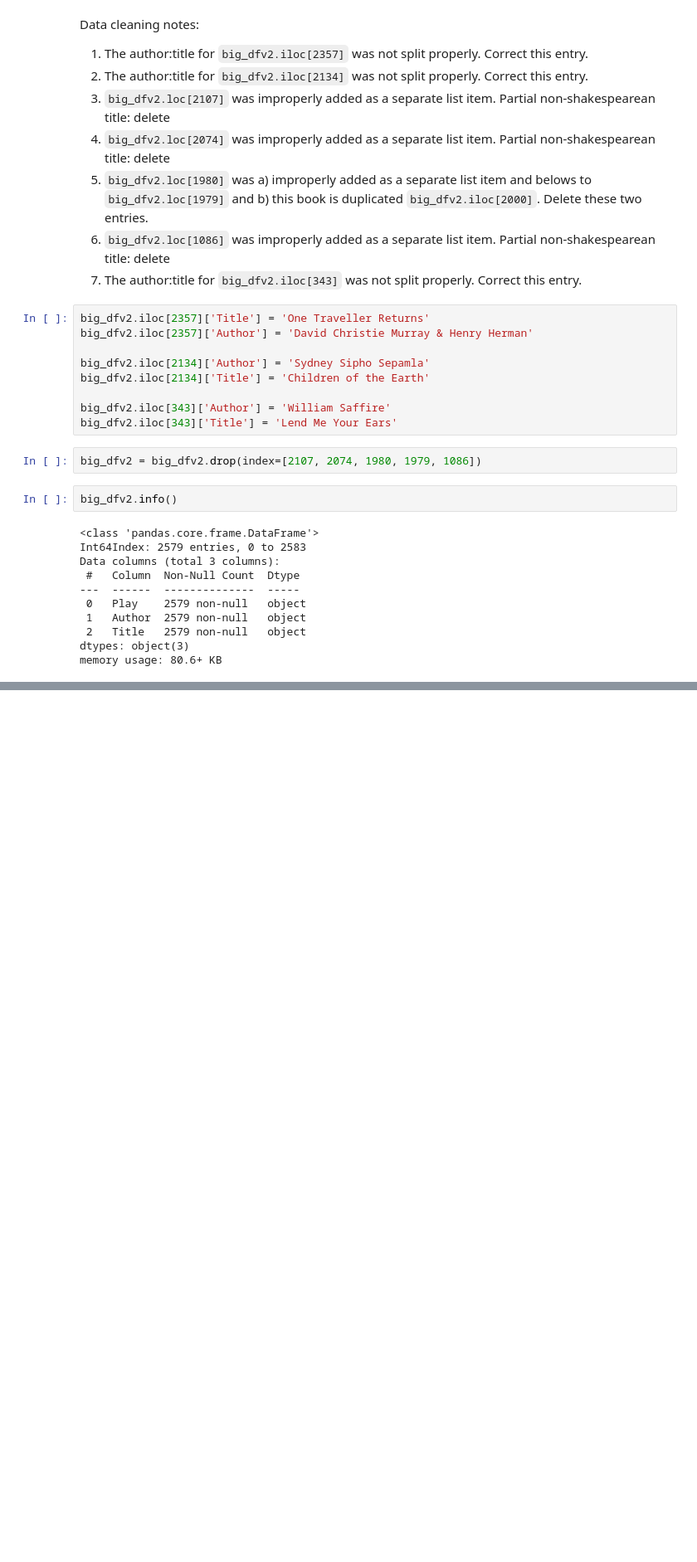
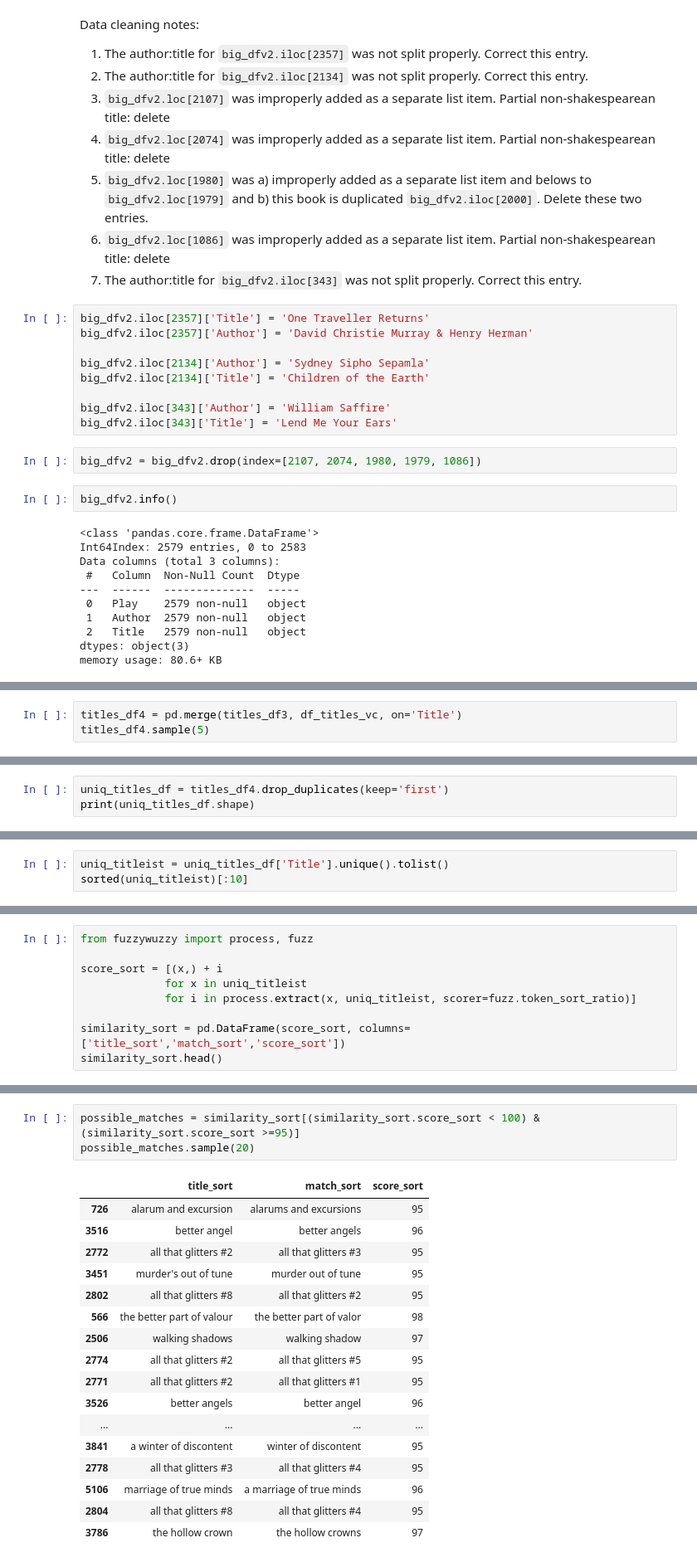
Before and after one commit to leifsmoddir/What-is-in-a-Title, a Jupyter notebook: data_wrangling/Web Scraping.ipynb, the cells around one changed output, grey strips where cells are left out. Shown at 83% size. Cells and saved outputs as stored; diff of their text form; blank space fills up the shorter version.

Commit message:
update data cleaning notebook

```diff
--- a/data_wrangling/Web Scraping.ipynb
+++ b/data_wrangling/Web Scraping.ipynb
@@ -180,0 +354,3 @@ memory usage: 80.6+ KB
+# %%
+titles_df4 = pd.merge(titles_df3, df_titles_vc, on='Title')
+titles_df4.sample(5)
@@ -180,0 +364,3 @@ memory usage: 80.6+ KB
+# %%
+uniq_titles_df = titles_df4.drop_duplicates(keep='first')
+print(uniq_titles_df.shape)
@@ -180,0 +372,3 @@ memory usage: 80.6+ KB
+# %%
+uniq_titleist = uniq_titles_df['Title'].unique().tolist()
+sorted(uniq_titleist)[:10]
@@ -180,0 +386,9 @@ memory usage: 80.6+ KB
+# %%
+from fuzzywuzzy import process, fuzz
+
+score_sort = [(x,) + i
+             for x in uniq_titleist
+             for i in process.extract(x, uniq_titleist, scorer=fuzz.token_sort_ratio)]
+
+similarity_sort = pd.DataFrame(score_sort, columns=['title_sort','match_sort','score_sort'])
+similarity_sort.head()
@@ -180,0 +402,21 @@ memory usage: 80.6+ KB
+# %%
+possible_matches = similarity_sort[(similarity_sort.score_sort < 100) & (similarity_sort.score_sort >=95)]
+possible_matches.sample(20)
+# %% [output]
+|  | title_sort | match_sort | score_sort |
+| 726 | alarum and excursion | alarums and excursions | 95 |
+| 3516 | better angel | better angels | 96 |
+| 2772 | all that glitters #2 | all that glitters #3 | 95 |
+| 3451 | murder's out of tune | murder out of tune | 95 |
+| 2802 | all that glitters #8 | all that glitters #2 | 95 |
+| 566 | the better part of valour | the better part of valor | 98 |
+| 2506 | walking shadows | walking shadow | 97 |
+| 2774 | all that glitters #2 | all that glitters #5 | 95 |
+| 2771 | all that glitters #2 | all that glitters #1 | 95 |
+| 3526 | better angels | better angel | 96 |
+| ... | ... | ... | ... |
+| 3841 | a winter of discontent | winter of discontent | 95 |
+| 2778 | all that glitters #3 | all that glitters #4 | 95 |
+| 5106 | marriage of true minds | a marriage of true minds | 96 |
+| 2804 | all that glitters #8 | all that glitters #4 | 95 |
+| 3786 | the hollow crown | the hollow crowns | 97 |
```
Also changed, not shown: parts of 44 cells of this notebook.
